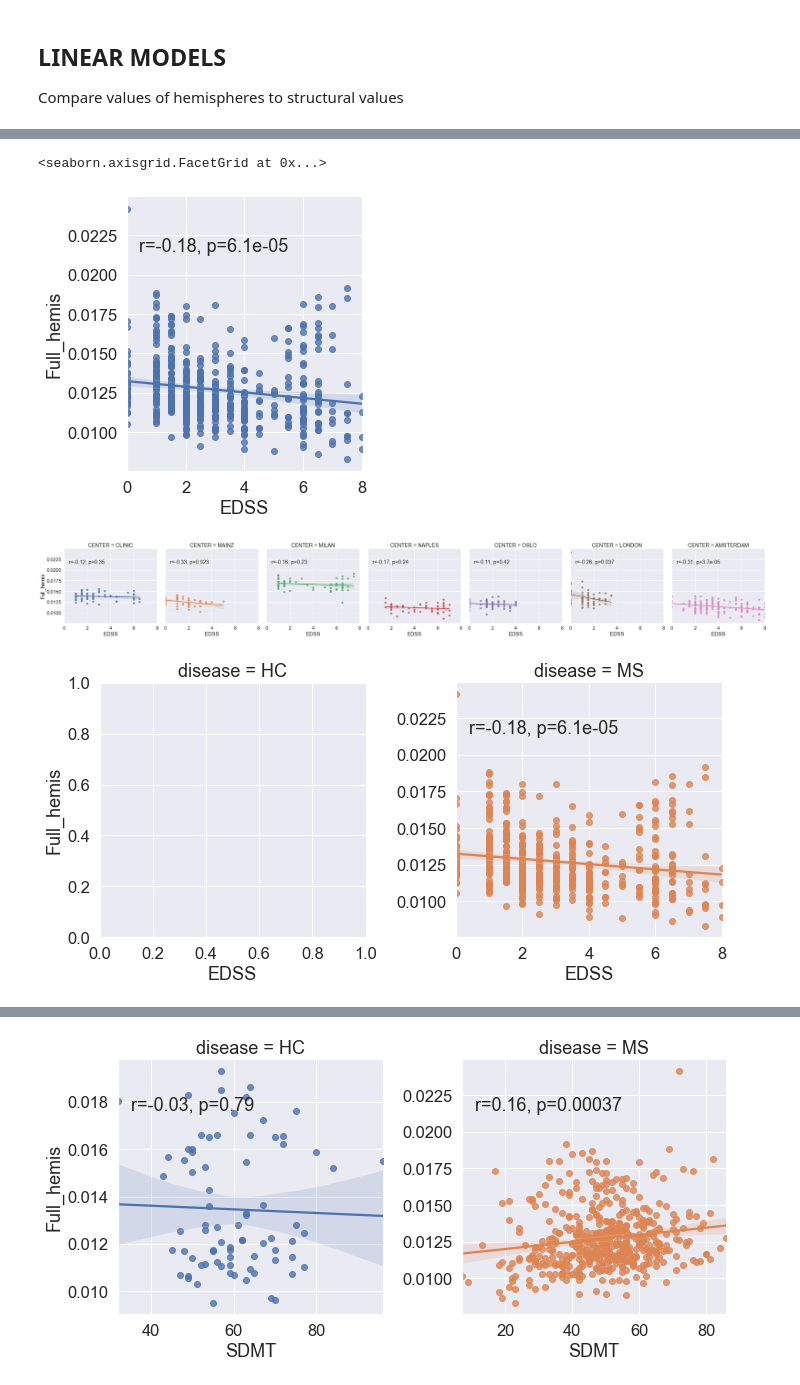
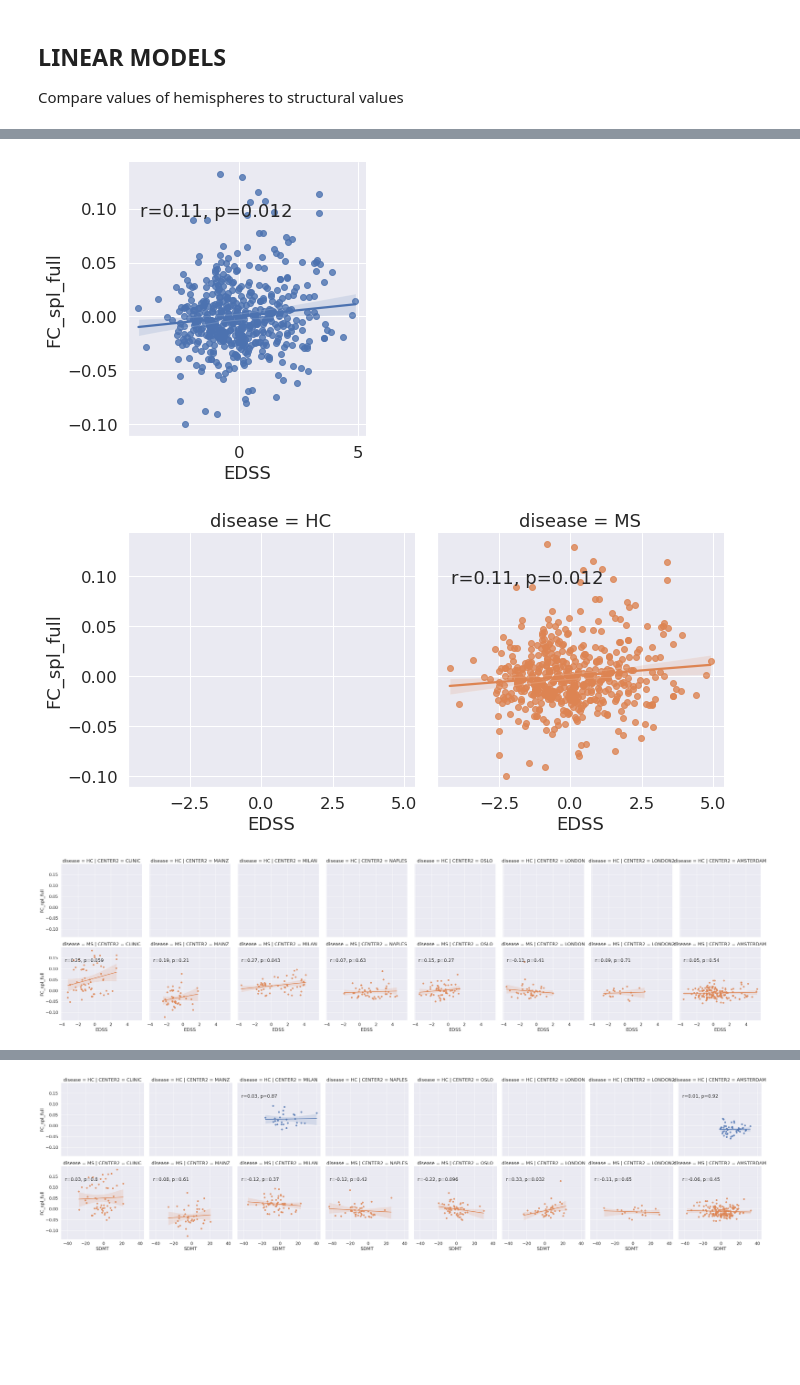
Before and after one commit to GerardMJuan/GraphNetworkMarkers, a Jupyter notebook: linear_models.ipynb, the cells around one changed output, grey strips where cells are left out. Drawn from its saved outputs; the diff is of its cells as text; code cells hidden in the pictures; blank space fills up the shorter version.

```diff
--- a/linear_models.ipynb
+++ b/linear_models.ipynb
@@ -17,20 +21,22 @@ from functools import reduce
 base_dir_linux =  f'/home/extop/GERARD/DATA/MAGNIMS2021/'
 base_dir_win = f'C:/Users/gerar/Documents/graph_values/'
 
-csv_cc = f'{base_dir_win}/cc.csv'
-csv_hemis = f'{base_dir_win}/graph_intrainter_cort_G_SC.csv'
-csv_hemis_nodes = f'{base_dir_win}/graph_nodes_SC.csv'
-csv_total = f'{base_dir_win}/data_total.csv'
-extracted_values_path  = f'{base_dir_win}/extracted_values.csv'
+csv_cc = f'{base_dir_linux}/cc.csv'
+csv_hemis = f'{base_dir_linux}/graph_values/graph_intrainter_cort_G_SC.csv'
+csv_hemis_FC = f'{base_dir_linux}/graph_values/graph_G_FC.csv'
+csv_hemis_nodes = f'{base_dir_linux}/graph_values/graph_nodes_SC.csv'
+csv_total = f'{base_dir_linux}/data_total.csv'
+extracted_values_path  = f'{base_dir_linux}/extracted_values.csv'
 
 df_cc = pd.read_csv(csv_cc)
 df_hemis = pd.read_csv(csv_hemis)
+df_hemis_FC = pd.read_csv(csv_hemis_FC)
 df_extracted = pd.read_csv(extracted_values_path)
 df_hemis_nodes = pd.read_csv(csv_hemis_nodes)
 df_total = pd.read_csv(csv_total)
 # %%
 # merge results and total
-data_frames = [df_total, df_cc, df_hemis, df_extracted]
+data_frames = [df_total, df_cc, df_hemis, df_extracted, df_hemis_FC]
 df_merged = reduce(lambda  left,right: pd.merge(left,right,on=["SubjID", "CENTER"]), data_frames)
 
 df_merged = df_merged[df_merged.QC == "Y"]
@@ -39,6 +45,8 @@ len(df_merged)
 df_merged['disease'] = np.where(df_merged['GROUP']=='HC', "HC", "MS")
 
 df_merged["Full_hemis"] = ( df_merged["SC_L_avg_spl"] + df_merged["SC_R_avg_spl"] ) / 2
+df_merged["FC_spl_full"] = ( df_merged["FC_L_avg_spl"] + df_merged["FC_R_avg_spl"] ) / 2
+df_merged["FC_eff_full"] = ( df_merged["FC_L_efficiency"] + df_merged["FC_R_efficiency"] ) / 2
 
 df_merged["Full_CC"] = df_merged["CC_Posterior"] + df_merged["CC_Mid_Posterior"] + df_merged["CC_Central"] + df_merged["CC_Mid_Anterior"] + df_merged["CC_Anterior"]
 df_merged["Comm_ratio_approx"] = ( df_merged["CC_Posterior"] + df_merged["CC_Mid_Posterior"] + df_merged["CC_Central"] + df_merged["CC_Mid_Anterior"] + df_merged["CC_Anterior"] ) / df_merged["EstimatedTotalIntraCranialVol"]
@@ -58,9 +97,11 @@ ANALYSIS of the data
 Biomarkers to analyze:
 
 Full_CC
-Comm_ratio_approx
+Comm_ratio
 CC_ratio_area
 Full_hemis
+FC_eff_full
+FC_spl_full
 
 Explicar que és cada variable?
 """
@@ -70,47 +111,60 @@ Explicar que és cada variable?
 from scipy import stats
 sns.set_style("darkgrid")
 varx = "dummy"
-vary = "Full_hemis"
+vary = "FC_spl_full"
 
 def annotate(data, **kws):
-    r, p = stats.pearsonr(data[f"{varx}"], data[f"{vary}"])
+    r, p = stats.pearsonr(data[f"{varx}_C"], data[f"{vary}_C"])
     ax = plt.gca()
     ax.text(.05, .8, 'r={:.2f}, p={:.2g}'.format(r, p),
             transform=ax.transAxes)
 
-variables = ["EDSS", "SDMT", "DD", "GMF", "BPF", "WMF", "LVF", "RDlwm_mean", "FAlwm_mean"]
+# variables = ["EDSS", "SDMT", "DD", "GMF", "BPF", "WMF", "LVF", "RDlwm_mean", "FAlwm_mean"]
+variables = ["EDSS", "SDMT", "BPF", "LVF", "RDlwm_mean", "FAlwm_mean"]
 sns.set(font_scale = 1.5)
 
 for varx in variables:
     # AGE
     if varx in ["DD", "SDMT", "EDSS"]:
         data_to_plot = df_merged.dropna(subset=[varx])
 
     elif varx == "LVF":
         data_to_plot = df_merged.dropna(subset=[varx])
         data_to_plot = data_to_plot[data_to_plot.LVF < 1.0]
     else:
         data_to_plot = df_merged
-    g = sns.lmplot(data=data_to_plot, x=f"{varx}", y=f"{vary}")
-    g.map_dataframe(annotate)
-    g.set_axis_labels(varx, vary)
-    plt.tight_layout()
 
-    g = sns.lmplot(data=data_to_plot, x=f"{varx}", y=f"{vary}", col="CENTER", hue="CENTER")
+    results = smf.ols(f'{varx} ~ AGE + C(SEX) + C(CENTER2)', data=data_to_plot).fit()
+    data_to_plot[f"{varx}_C"] = results.resid
+
+    results = smf.ols(f'{vary} ~ AGE + C(SEX) + C(CENTER2)', data=data_to_plot).fit()
+    data_to_plot[f"{vary}_C"] = results.resid
+
+    g = sns.lmplot(data=data_to_plot, x=f"{varx}_C", y=f"{vary}_C")
     g.map_dataframe(annotate)
     g.set_axis_labels(varx, vary)
     plt.tight_layout()
 
     if varx in ["DD", "SDMT", "EDSS", "GMF", "BPF", "WMF", "RDlwm_mean", "FAlwm_mean"]:
-        g = sns.lmplot(data=data_to_plot, x=f"{varx}", y=f"{vary}", col="disease", hue="disease", hue_order=["HC", "MS"], col_order=["HC", "MS"], sharex=False, sharey=False)
+        g = sns.lmplot(data=data_to_plot, x=f"{varx}_C", y=f"{vary}_C", col="disease", hue="disease", hue_order=["HC", "MS"], col_order=["HC", "MS"], sharex=True, sharey=True)
         g.map_dataframe(annotate)
         g.set_axis_labels(varx, vary)
         plt.tight_layout()
 
     if varx == "RDwm_mean" or varx == "RDlwm_mean": g.set_xlabels("RD")
     if varx == "FAlwm_mean": g.set_xlabels("FA")
+
+    results = smf.ols(f'{varx} ~ AGE + C(SEX)', data=data_to_plot).fit()
+    data_to_plot[f"{varx}_C"] = results.resid
+
+    results = smf.ols(f'{vary} ~ AGE + C(SEX)', data=data_to_plot).fit()
+    data_to_plot[f"{vary}_C"] = results.resid
+
+    g = sns.lmplot(data=data_to_plot, x=f"{varx}_C", y=f"{vary}_C", col="CENTER2", row="disease", hue="disease", hue_order=["HC", "MS"], row_order=["HC", "MS"],)
+    g.map_dataframe(annotate)
+    g.set_axis_labels(varx, vary)
+    plt.tight_layout()
 # %% [output]
-<seaborn.axisgrid.FacetGrid at 0x...>
-[figure, old version]
+[figure, new version]
-[figure, old version]
+[figure, new version]
-[figure, old version]
+[figure, new version]
@@ -119 +173 @@ for varx in variables:
-[figure, old version]
+[figure, new version]
```
Also changed, not shown: parts of 10 cells of this notebook, 4 other files.
